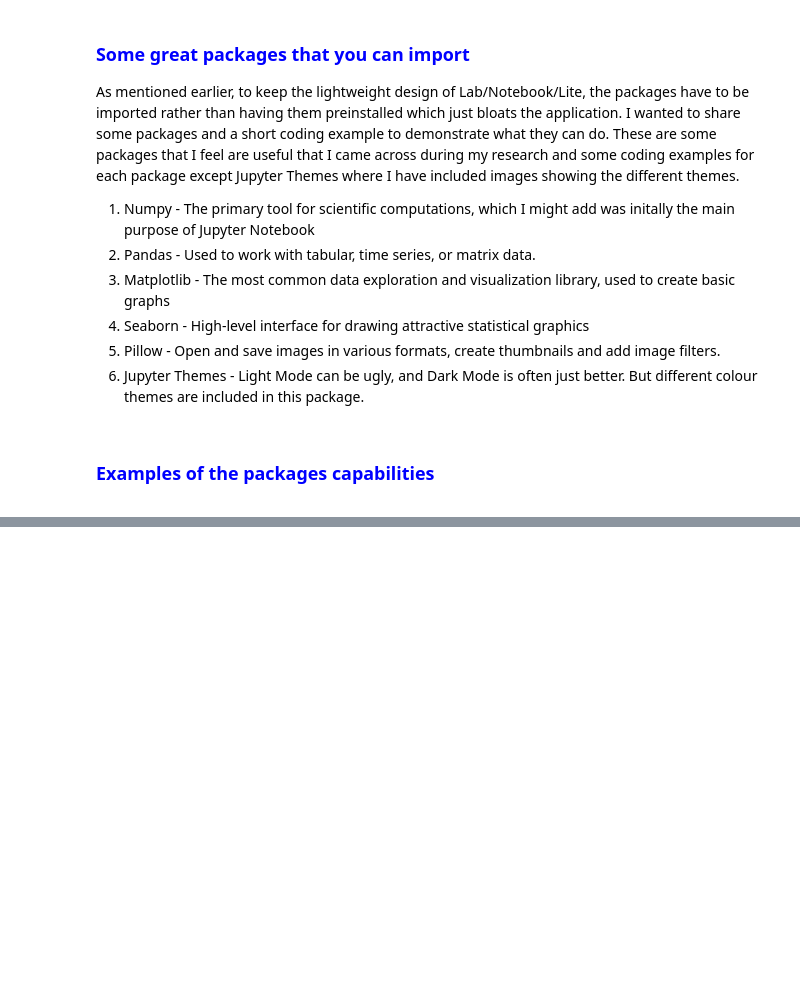
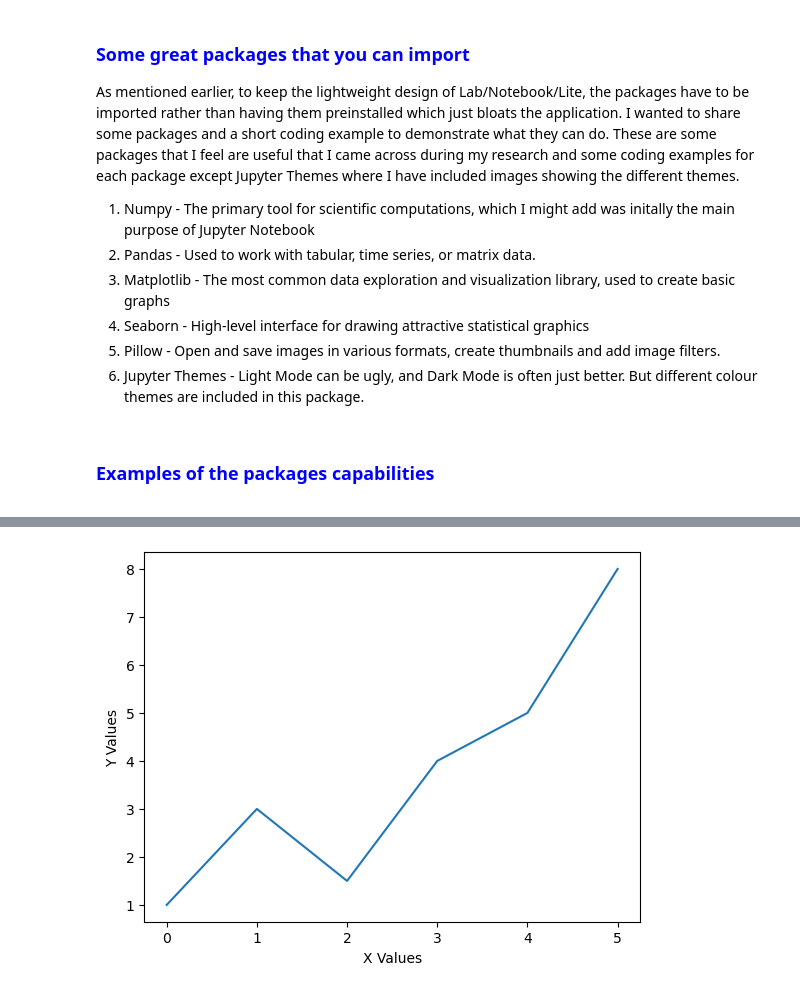
Before and after one commit to adamdalton155/EmergingTechRepoFinal, a Jupyter notebook: Topic Two.ipynb, the cells around one changed output, grey strips where cells are left out. Cells and saved outputs as stored; diff of their text form; code cells hidden in the pictures; blank space fills up the shorter version.

Commit message:
Added matplotlib example

```diff
--- a/Topic Two.ipynb
+++ b/Topic Two.ipynb
@@ -72,0 +81,13 @@ purchases
+# %%
+#Matplotlib Example
+
+import matplotlib.pyplot as plt
+#Plot the numbers for the graph
+plt.plot([1, 3, 1.5, 4, 5, 8])
+#Here we can label the X and Y axis with a label we can change
+plt.ylabel('Y Values')
+plt.xlabel('X Values')
+#Print out the plotted graph
+plt.show()
+# %% [output]
+[figure, added]
```
Also changed, not shown: parts of 2 cells of this notebook.
